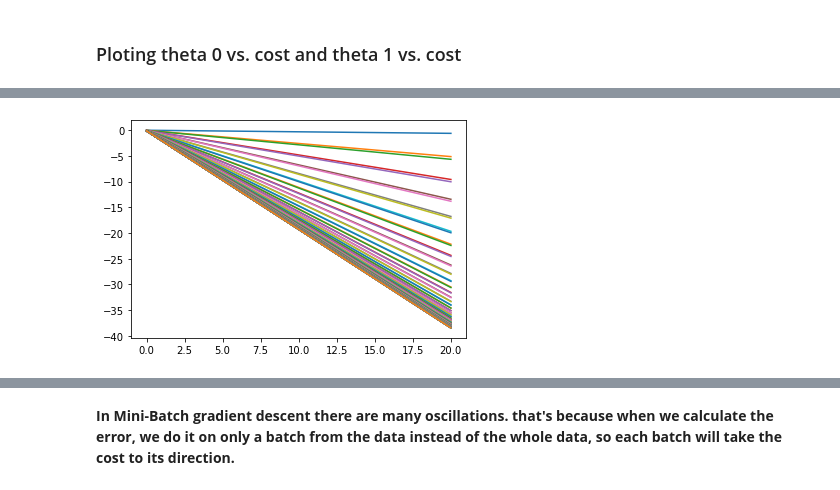
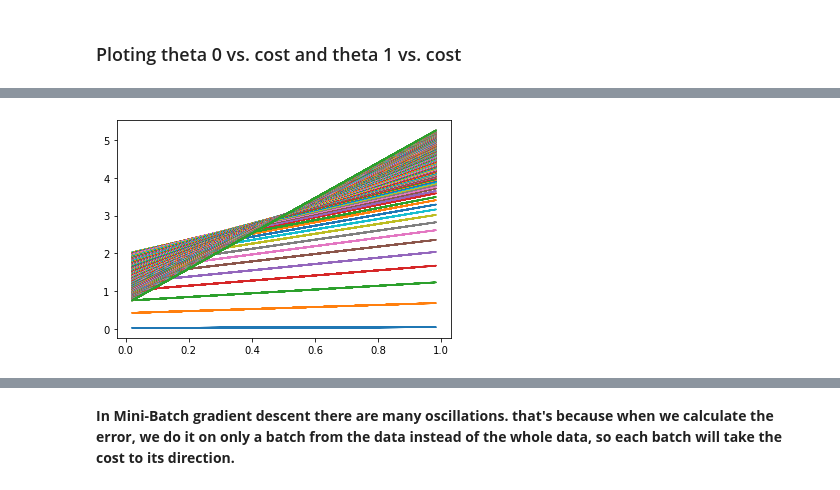
Before and after one commit to islamelsayed97/Optimization-Algorithms, a Jupyter notebook: Batch, Mini-Batch and Stochastic gradient descent.ipynb, the cells around one changed output, grey strips where cells are left out. Drawn from its saved outputs; the diff is of its cells as text; code cells hidden in the pictures.

```diff
--- a/Batch, Mini-Batch and Stochastic gradient descent.ipynb
+++ b/Batch, Mini-Batch and Stochastic gradient descent.ipynb
@@ -154,7 +156,7 @@ plt.plot(X, y_pred, 'r')
 #### all regression lines till converge, and the best regression line
 #### and see the difference in output.
 # %%
-alpha = 0.01
-iters = 1000
-all_costs, theta, all_thetas = batch_GD(X, y, alpha, iters)
+alpha = 1.6
+max_iterations = 10000
+all_costs, theta, all_thetas = batch_GD(X, y, alpha, max_iterations)
 # %% [output]
@@ -201,0 +196,5 @@ plt.show()
+# %%
+for i in range(0, len(all_thetas), 10):
+    h = all_thetas[i][0] + X*all_thetas[i][1]
+    plt.plot(X, h)
+plt.show()
@@ -248,15 +249,15 @@ def mini_batch_GD(X, y, batch_size, alpha, max_iterations):
         gradient = np.linalg.norm((gradient0, gradient1), 2)
         cost_change = (all_costs[i-1] - all_costs[i])
 
-        if gradient < 0.001 or (i > 1 and abs(cost_change) < 0.001):
+        if gradient < 0.001 or (i > 1 and abs(cost_change) < 0.0001):
             print(f'it only took {i} iterations')
             break
 
 
     return all_costs, theta, all_thetas
 # %%
-alpha = 0.001
-iters = 1000
-batch_size = 25
+alpha = 0.1
+iters = 10000
+batch_size = 4
 all_costs, theta, all_thetas = mini_batch_GD(X, y, batch_size, alpha, iters)
 # %% [output]
@@ -301,10 +302,10 @@ Text(0.5, 1.0, 'theta 1 vs cost')
 # %%
-for th in all_thetas:
-    y_pred = th[0] + th[1] * X
-    plt.plot(X, y_pred)
+for i in range(0, len(all_thetas), 20):
+    h = all_thetas[i][0] + X*all_thetas[i][1]
+    plt.plot(X, h)
 plt.show()
 # %% [output]
-[figure, old version]
+[figure, new version]
 # %%
 plt.scatter(X, y)
 plt.plot(X, y_pred, 'r')
```
Also changed, not shown: parts of 36 cells of this notebook.
